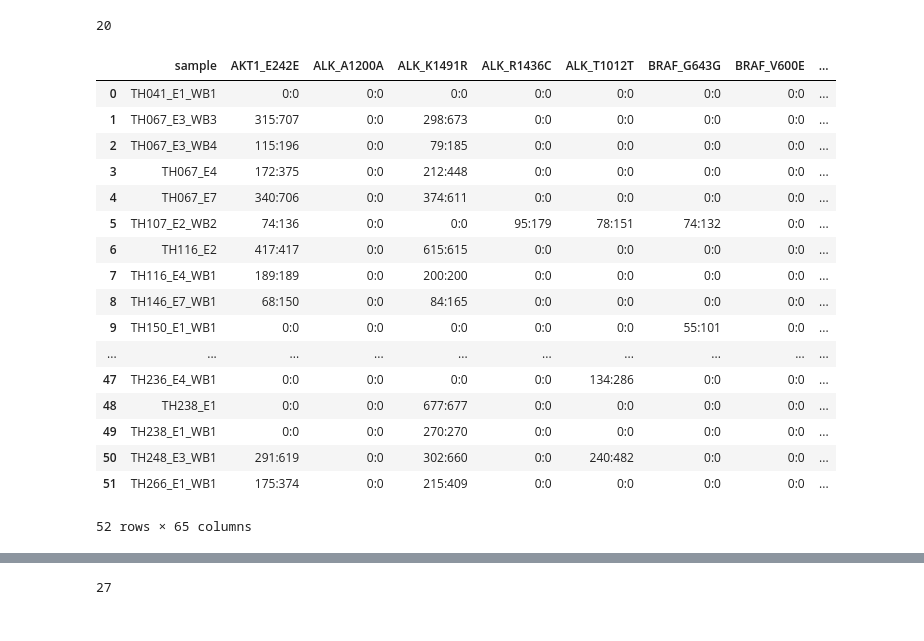
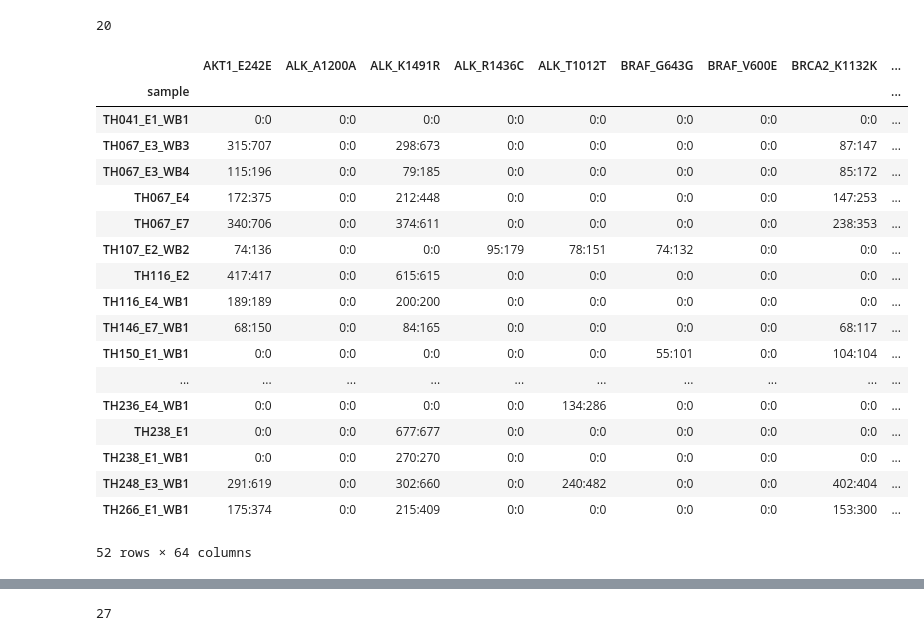
Before and after one commit to lincoln-harris/potLuck, a Jupyter notebook: WES_sandbox/WES_validation_table.ipynb, the cells around one changed output, grey strips where cells are left out. Cells and saved outputs as stored; diff of their text form; code cells hidden in the pictures.

```diff
--- a/WES_sandbox/WES_validation_table.ipynb
+++ b/WES_sandbox/WES_validation_table.ipynb
@@ -187,23 +187,25 @@ print(len(relevant_patients_we_have_WES_for))
 # %%
 # read in output, from cerebra
 WES_muts = pd.read_csv('/Users/lincoln.harris/Desktop/WES_mutations_run.csv')
+WES_muts = WES_muts.set_index('sample')
 WES_muts
 # %% [output]
-|  | sample | AKT1_E242E | ALK_A1200A | ALK_K1491R | ALK_R1436C | ALK_T1012T | BRAF_G643G | BRAF_V600E | ... |
-| 0 | TH041_E1_WB1 | 0:0 | 0:0 | 0:0 | 0:0 | 0:0 | 0:0 | 0:0 | ... |
-| 1 | TH067_E3_WB3 | 315:707 | 0:0 | 298:673 | 0:0 | 0:0 | 0:0 | 0:0 | ... |
-| 2 | TH067_E3_WB4 | 115:196 | 0:0 | 79:185 | 0:0 | 0:0 | 0:0 | 0:0 | ... |
-| 3 | TH067_E4 | 172:375 | 0:0 | 212:448 | 0:0 | 0:0 | 0:0 | 0:0 | ... |
-| 4 | TH067_E7 | 340:706 | 0:0 | 374:611 | 0:0 | 0:0 | 0:0 | 0:0 | ... |
-| 5 | TH107_E2_WB2 | 74:136 | 0:0 | 0:0 | 95:179 | 78:151 | 74:132 | 0:0 | ... |
-| 6 | TH116_E2 | 417:417 | 0:0 | 615:615 | 0:0 | 0:0 | 0:0 | 0:0 | ... |
-| 7 | TH116_E4_WB1 | 189:189 | 0:0 | 200:200 | 0:0 | 0:0 | 0:0 | 0:0 | ... |
-| 8 | TH146_E7_WB1 | 68:150 | 0:0 | 84:165 | 0:0 | 0:0 | 0:0 | 0:0 | ... |
-| 9 | TH150_E1_WB1 | 0:0 | 0:0 | 0:0 | 0:0 | 0:0 | 55:101 | 0:0 | ... |
+|  | AKT1_E242E | ALK_A1200A | ALK_K1491R | ALK_R1436C | ALK_T1012T | BRAF_G643G | BRAF_V600E | BRCA2_K1132K | ... |
+| sample |  |  |  |  |  |  |  |  | ... |
+| TH041_E1_WB1 | 0:0 | 0:0 | 0:0 | 0:0 | 0:0 | 0:0 | 0:0 | 0:0 | ... |
+| TH067_E3_WB3 | 315:707 | 0:0 | 298:673 | 0:0 | 0:0 | 0:0 | 0:0 | 87:147 | ... |
+| TH067_E3_WB4 | 115:196 | 0:0 | 79:185 | 0:0 | 0:0 | 0:0 | 0:0 | 85:172 | ... |
+| TH067_E4 | 172:375 | 0:0 | 212:448 | 0:0 | 0:0 | 0:0 | 0:0 | 147:253 | ... |
+| TH067_E7 | 340:706 | 0:0 | 374:611 | 0:0 | 0:0 | 0:0 | 0:0 | 238:353 | ... |
+| TH107_E2_WB2 | 74:136 | 0:0 | 0:0 | 95:179 | 78:151 | 74:132 | 0:0 | 0:0 | ... |
+| TH116_E2 | 417:417 | 0:0 | 615:615 | 0:0 | 0:0 | 0:0 | 0:0 | 0:0 | ... |
+| TH116_E4_WB1 | 189:189 | 0:0 | 200:200 | 0:0 | 0:0 | 0:0 | 0:0 | 0:0 | ... |
+| TH146_E7_WB1 | 68:150 | 0:0 | 84:165 | 0:0 | 0:0 | 0:0 | 0:0 | 68:117 | ... |
+| TH150_E1_WB1 | 0:0 | 0:0 | 0:0 | 0:0 | 0:0 | 55:101 | 0:0 | 104:104 | ... |
 | ... | ... | ... | ... | ... | ... | ... | ... | ... | ... |
-| 47 | TH236_E4_WB1 | 0:0 | 0:0 | 0:0 | 0:0 | 134:286 | 0:0 | 0:0 | ... |
-| 48 | TH238_E1 | 0:0 | 0:0 | 677:677 | 0:0 | 0:0 | 0:0 | 0:0 | ... |
-| 49 | TH238_E1_WB1 | 0:0 | 0:0 | 270:270 | 0:0 | 0:0 | 0:0 | 0:0 | ... |
-| 50 | TH248_E3_WB1 | 291:619 | 0:0 | 302:660 | 0:0 | 240:482 | 0:0 | 0:0 | ... |
-| 51 | TH266_E1_WB1 | 175:374 | 0:0 | 215:409 | 0:0 | 0:0 | 0:0 | 0:0 | ... |
+| TH236_E4_WB1 | 0:0 | 0:0 | 0:0 | 0:0 | 134:286 | 0:0 | 0:0 | 0:0 | ... |
+| TH238_E1 | 0:0 | 0:0 | 677:677 | 0:0 | 0:0 | 0:0 | 0:0 | 0:0 | ... |
+| TH238_E1_WB1 | 0:0 | 0:0 | 270:270 | 0:0 | 0:0 | 0:0 | 0:0 | 0:0 | ... |
+| TH248_E3_WB1 | 291:619 | 0:0 | 302:660 | 0:0 | 240:482 | 0:0 | 0:0 | 402:404 | ... |
+| TH266_E1_WB1 | 175:374 | 0:0 | 215:409 | 0:0 | 0:0 | 0:0 | 0:0 | 153:300 | ... |
-52 rows × 65 columns
+52 rows × 64 columns
```
Also changed, not shown: parts of 11 cells of this notebook, 1 other file.
